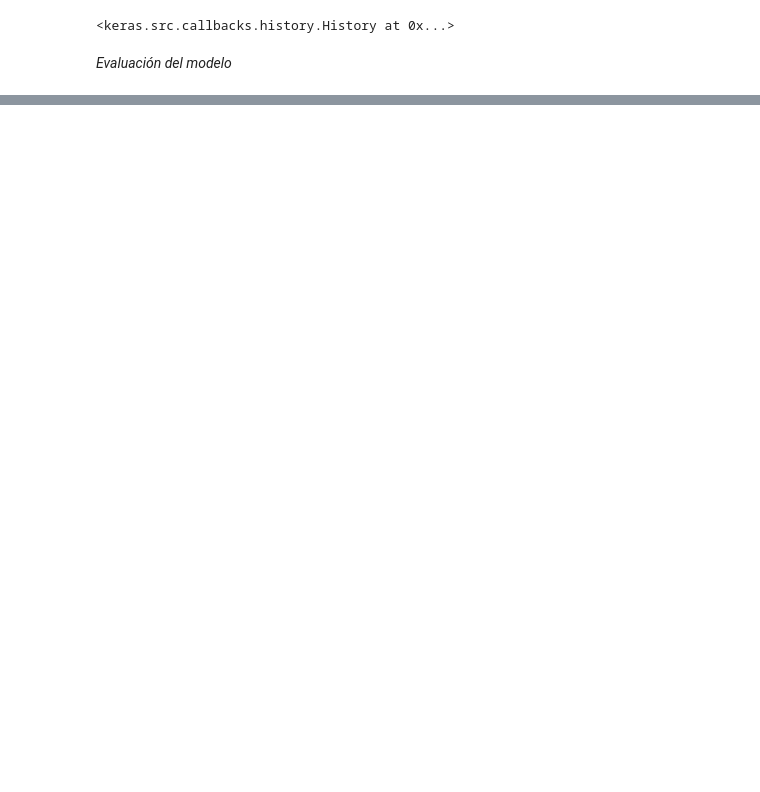
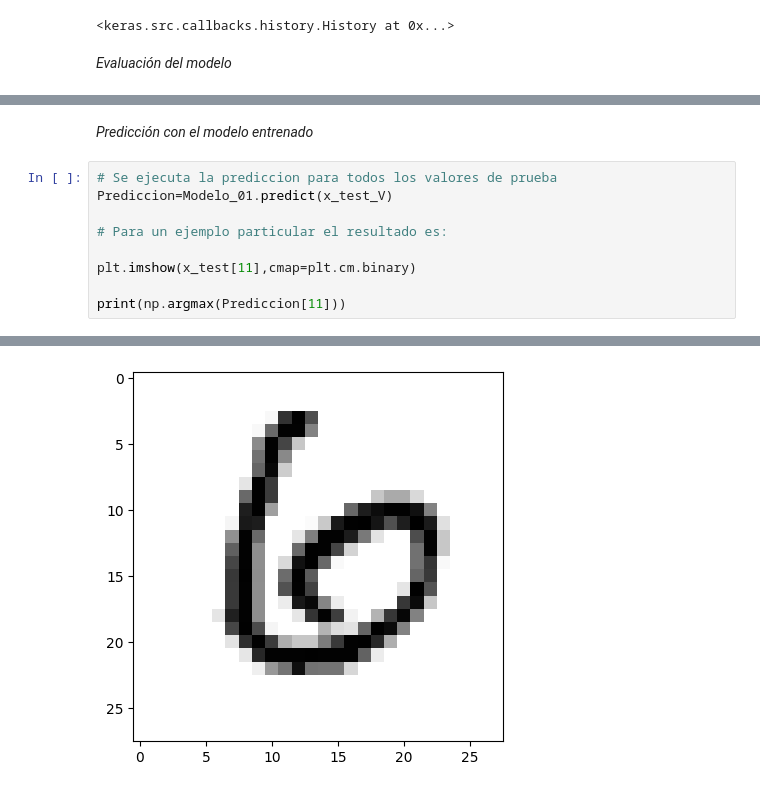
Before and after one commit to fvelez78/DeepLearn, a Jupyter notebook: MNIST.ipynb, the cells around one changed output, grey strips where cells are left out. Drawn from its saved outputs; the diff is of its cells as text; blank space fills up the shorter version.

```diff
--- a/MNIST.ipynb
+++ b/MNIST.ipynb
@@ -159,0 +215,12 @@ Epoch 5/5
+# %% [markdown]
+*Predicción con el modelo entrenado*
+# %%
+# Se ejecuta la prediccion para todos los valores de prueba
+Prediccion=Modelo_01.predict(x_test_V)
+
+# Para un ejemplo particular el resultado es:
+
+plt.imshow(x_test[11],cmap=plt.cm.binary)
+
+print(np.argmax(Prediccion[11]))
+# %% [output]
@@ -159,0 +229 @@ Epoch 5/5
+[figure, added]
```
Also changed, not shown: parts of 5 cells of this notebook.
